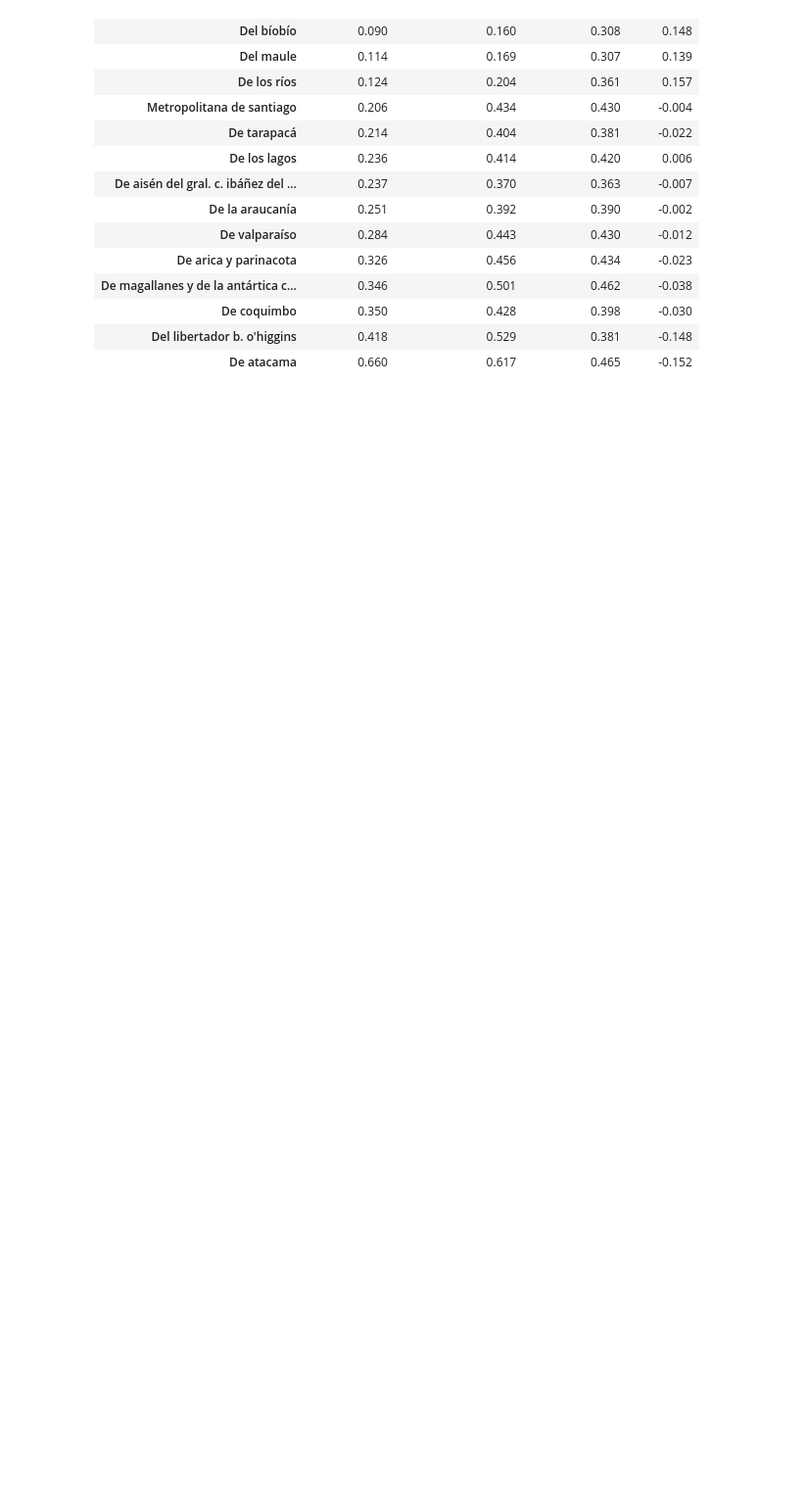
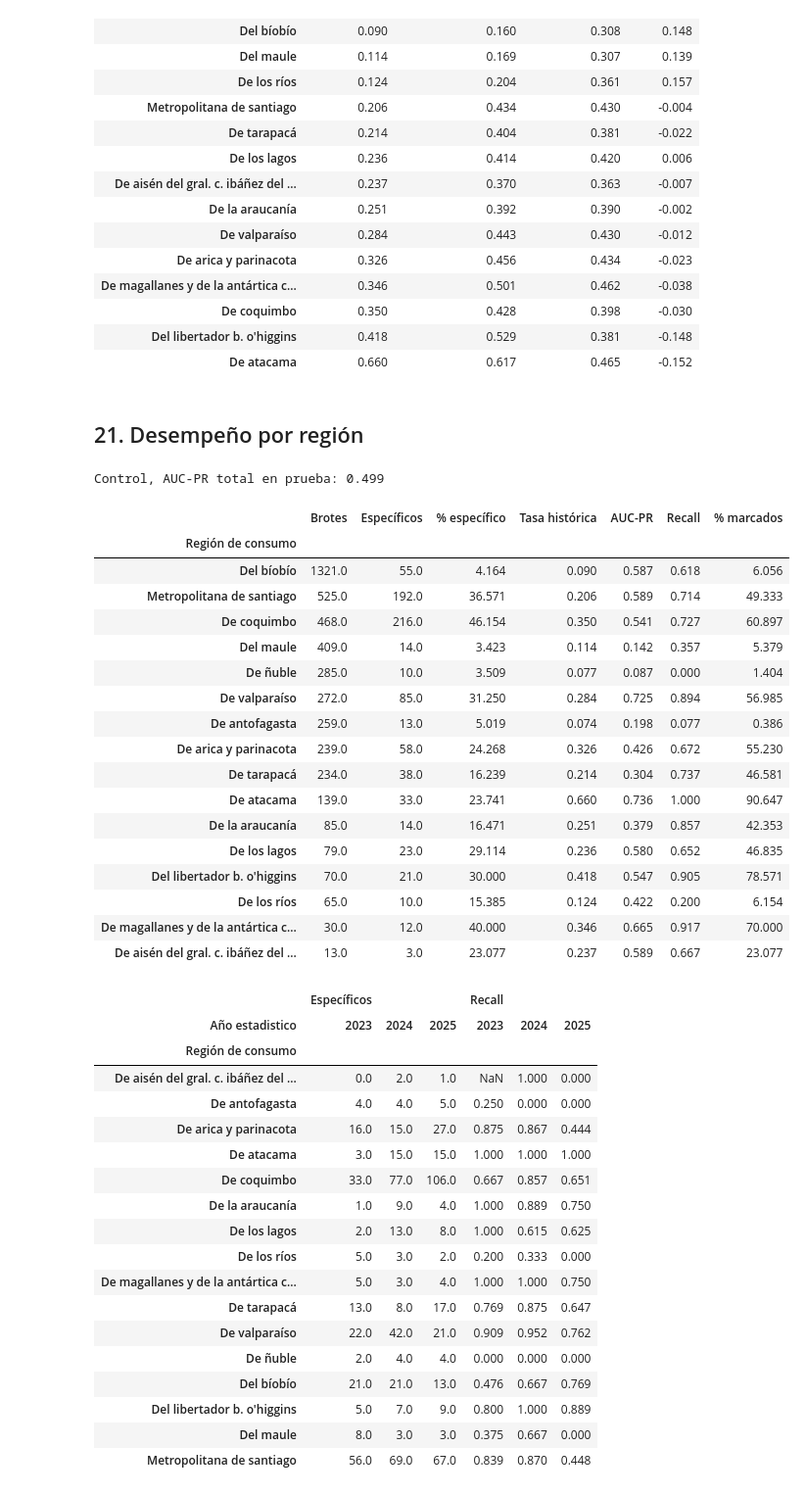
Before and after one commit to FranciscoLopez27/acif104-brotes-eta, a Jupyter notebook: notebooks/03_refinamiento_y_evaluacion.ipynb, the cells around one changed output. Shown at 98% size. Saved outputs shown, nothing was run; the diff lists cells and outputs as text; code cells hidden in the pictures; blank space fills up the shorter version.

```diff
--- a/notebooks/03_refinamiento_y_evaluacion.ipynb
+++ b/notebooks/03_refinamiento_y_evaluacion.ipynb
@@ -655,3 +655,76 @@ Nivel de referencia (P75 de la tasa histórica regional): 0.256
 | De coquimbo | 0.350 | 0.428 | 0.398 | -0.030 |
 | Del libertador b. o'higgins | 0.418 | 0.529 | 0.381 | -0.148 |
 | De atacama | 0.660 | 0.617 | 0.465 | -0.152 |
+# %% [markdown]
+## 21. Desempeño por región
+# %%
+# Desempeño del modelo final por región (RNF05) y análisis de la caída de 2025
+import numpy as np, pandas as pd
+from src import datos as D, balanceo as B, evaluacion as E, modelos_ml as ML
+from src.config import CAT, NUM, guardar_tabla
+
+UMBRAL = 0.397                                                        # umbral elegido con validación cruzada temporal
+datos = D.preparar(D.cargar())
+part_f = D.particionar(datos, fin_entrenamiento=2022, fin_validacion=2022)
+cod_f = D.Codificador().fit(part_f["tr"][CAT + NUM])
+Mb, yb, w = B.balancear(cod_f.transform(part_f["tr"][CAT + NUM]), part_f["tr"].y.values, "Ponderación de clases", cod_f, semilla=42)
+rf = ML.ajustar(ML.crear_modelo("Random Forest", {"max_depth": None, "min_samples_leaf": 5}, cod_f, semilla=42), Mb, yb, w)
+
+te = part_f["te"].copy()
+te["prob"] = ML.probabilidad(rf, cod_f.transform(te[CAT + NUM]))
+print("Control, AUC-PR total en prueba:", round(E.metricas(te.y.values, te.prob.values, UMBRAL)["AUC-PR"], 3))  # debe dar 0.499
+
+def resumen(g):
+    """Métricas de un grupo de brotes con el umbral fijo."""
+    marcados = g.prob >= UMBRAL
+    return pd.Series({"Brotes": len(g), "Específicos": int(g.y.sum()), "% específico": 100 * g.y.mean(),
+                      "Tasa histórica": g.tasa_hist_region.mean(),
+                      "AUC-PR": E.average_precision_score(g.y, g.prob) if g.y.nunique() > 1 else np.nan,
+                      "Recall": (marcados & (g.y == 1)).sum() / g.y.sum() if g.y.sum() else np.nan,
+                      "% marcados": 100 * marcados.mean()})
+
+por_region = te.groupby("Región de consumo").apply(resumen).sort_values("Brotes", ascending=False)
+guardar_tabla(por_region, "03_prueba_por_region")
+region_2025 = (te.groupby(["Región de consumo", "Año estadistico"]).apply(resumen)
+                 .reset_index().pivot(index="Región de consumo", columns="Año estadistico", values=["Específicos", "Recall"]))
+guardar_tabla(region_2025, "03_recall_region_anio")
+display(por_region.round(3)); display(region_2025.round(3))
+# %% [output]
+Control, AUC-PR total en prueba: 0.499
+|  | Brotes | Específicos | % específico | Tasa histórica | AUC-PR | Recall | % marcados |
+| Región de consumo |  |  |  |  |  |  |  |
+| Del bíobío | 1321.0 | 55.0 | 4.164 | 0.090 | 0.587 | 0.618 | 6.056 |
+| Metropolitana de santiago | 525.0 | 192.0 | 36.571 | 0.206 | 0.589 | 0.714 | 49.333 |
+| De coquimbo | 468.0 | 216.0 | 46.154 | 0.350 | 0.541 | 0.727 | 60.897 |
+| Del maule | 409.0 | 14.0 | 3.423 | 0.114 | 0.142 | 0.357 | 5.379 |
+| De ñuble | 285.0 | 10.0 | 3.509 | 0.077 | 0.087 | 0.000 | 1.404 |
+| De valparaíso | 272.0 | 85.0 | 31.250 | 0.284 | 0.725 | 0.894 | 56.985 |
+| De antofagasta | 259.0 | 13.0 | 5.019 | 0.074 | 0.198 | 0.077 | 0.386 |
+| De arica y parinacota | 239.0 | 58.0 | 24.268 | 0.326 | 0.426 | 0.672 | 55.230 |
+| De tarapacá | 234.0 | 38.0 | 16.239 | 0.214 | 0.304 | 0.737 | 46.581 |
+| De atacama | 139.0 | 33.0 | 23.741 | 0.660 | 0.736 | 1.000 | 90.647 |
+| De la araucanía | 85.0 | 14.0 | 16.471 | 0.251 | 0.379 | 0.857 | 42.353 |
+| De los lagos | 79.0 | 23.0 | 29.114 | 0.236 | 0.580 | 0.652 | 46.835 |
+| Del libertador b. o'higgins | 70.0 | 21.0 | 30.000 | 0.418 | 0.547 | 0.905 | 78.571 |
+| De los ríos | 65.0 | 10.0 | 15.385 | 0.124 | 0.422 | 0.200 | 6.154 |
+| De magallanes y de la antártica c... | 30.0 | 12.0 | 40.000 | 0.346 | 0.665 | 0.917 | 70.000 |
+| De aisén del gral. c. ibáñez del ... | 13.0 | 3.0 | 23.077 | 0.237 | 0.589 | 0.667 | 23.077 |
+|  | Específicos |  |  | Recall |  |  |
+| Año estadistico | 2023 | 2024 | 2025 | 2023 | 2024 | 2025 |
+| Región de consumo |  |  |  |  |  |  |
+| De aisén del gral. c. ibáñez del ... | 0.0 | 2.0 | 1.0 | NaN | 1.000 | 0.000 |
+| De antofagasta | 4.0 | 4.0 | 5.0 | 0.250 | 0.000 | 0.000 |
+| De arica y parinacota | 16.0 | 15.0 | 27.0 | 0.875 | 0.867 | 0.444 |
+| De atacama | 3.0 | 15.0 | 15.0 | 1.000 | 1.000 | 1.000 |
+| De coquimbo | 33.0 | 77.0 | 106.0 | 0.667 | 0.857 | 0.651 |
+| De la araucanía | 1.0 | 9.0 | 4.0 | 1.000 | 0.889 | 0.750 |
+| De los lagos | 2.0 | 13.0 | 8.0 | 1.000 | 0.615 | 0.625 |
+| De los ríos | 5.0 | 3.0 | 2.0 | 0.200 | 0.333 | 0.000 |
+| De magallanes y de la antártica c... | 5.0 | 3.0 | 4.0 | 1.000 | 1.000 | 0.750 |
+| De tarapacá | 13.0 | 8.0 | 17.0 | 0.769 | 0.875 | 0.647 |
+| De valparaíso | 22.0 | 42.0 | 21.0 | 0.909 | 0.952 | 0.762 |
+| De ñuble | 2.0 | 4.0 | 4.0 | 0.000 | 0.000 | 0.000 |
+| Del bíobío | 21.0 | 21.0 | 13.0 | 0.476 | 0.667 | 0.769 |
+| Del libertador b. o'higgins | 5.0 | 7.0 | 9.0 | 0.800 | 1.000 | 0.889 |
+| Del maule | 8.0 | 3.0 | 3.0 | 0.375 | 0.667 | 0.000 |
+| Metropolitana de santiago | 56.0 | 69.0 | 67.0 | 0.839 | 0.870 | 0.448 |
```
Also changed, not shown: parts of 1 cell of this notebook.
